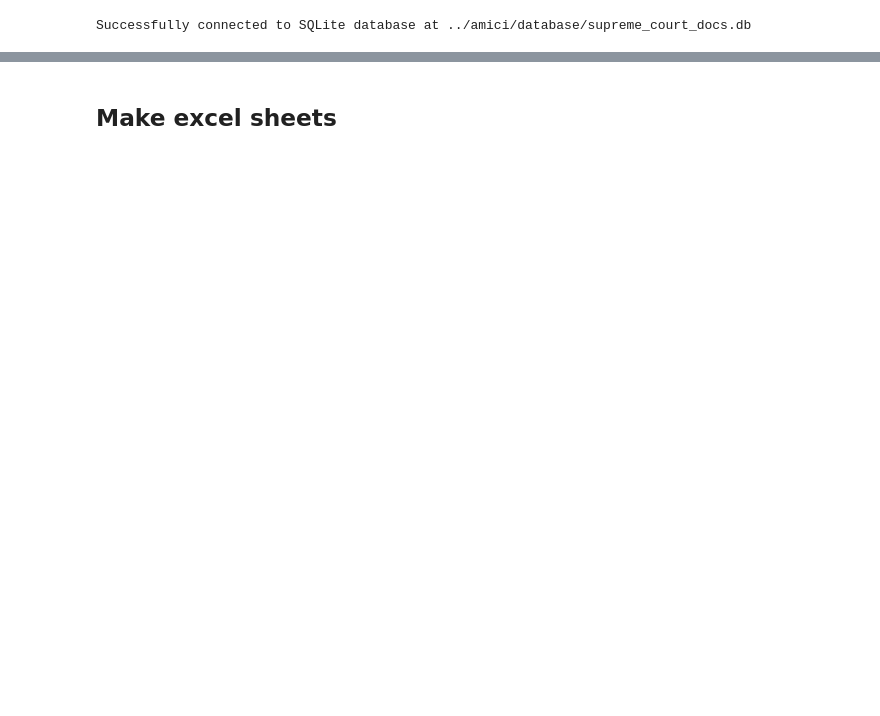
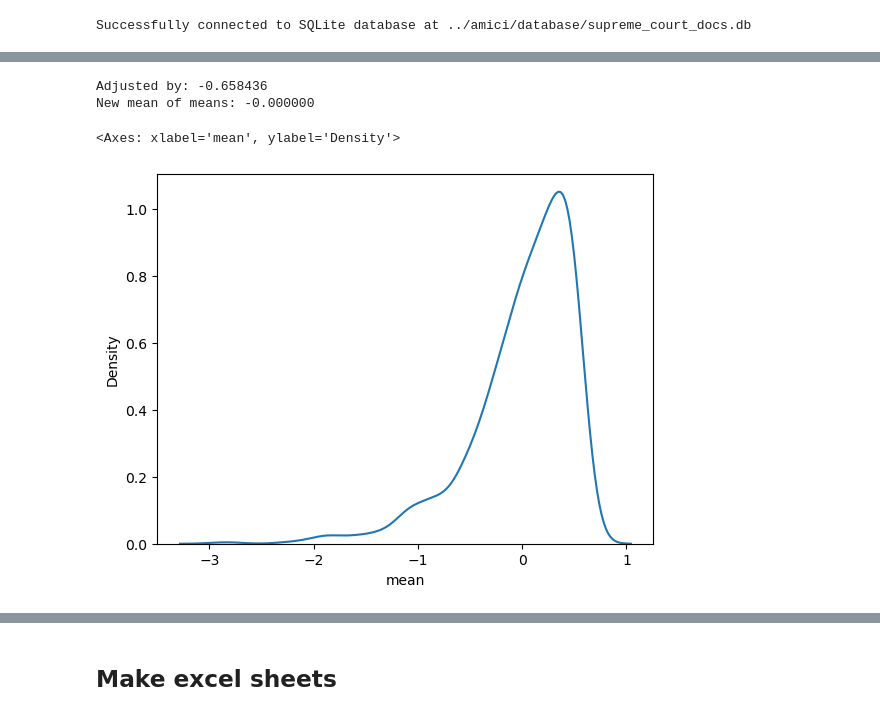
Before and after one commit to galenphall/amici, a Jupyter notebook: notebooks/analysis.ipynb, the cells around one changed output, grey strips where cells are left out. Drawn from its saved outputs; the diff is of its cells as text; code cells hidden in the pictures; blank space fills up the shorter version.

```diff
--- a/notebooks/analysis.ipynb
+++ b/notebooks/analysis.ipynb
@@ -23,0 +20,7 @@ Once connected, you can test the connection by executing a simple query:
+# %%
+text = open('../amici/data/proquest_climate.txt', 'r').read()
+import re
+dockets = re.findall(r"\((\d{2})-(\d+)\)", text)
+s = pd.DataFrame(dockets, columns=['year', 'number'])
+s.to_csv('climate_dockets.csv', index=False)
+s
@@ -43,0 +386,23 @@ Tables in the database:
+# %%
+import numpy as np
+amicus_results_df = pd.DataFrame(amicus_results).T.sort_values('mean')
+
+# # Center the mean values around 0
+mean_adjustment = amicus_results_df['mean'].mean()
+amicus_results_df['mean'] = amicus_results_df['mean'] - mean_adjustment
+
+# Adjust confidence intervals by the same amount
+amicus_results_df['ci_95'] = amicus_results_df['ci_95'].apply(lambda x: (x[0] - mean_adjustment, x[1] - mean_adjustment))
+amicus_results_df['ci_90'] = amicus_results_df['ci_90'].apply(lambda x: (x[0] - mean_adjustment, x[1] - mean_adjustment))
+
+print(f"Adjusted by: {mean_adjustment:.6f}")
+print(f"New mean of means: {amicus_results_df['mean'].mean():.6f}")
+
+import seaborn as sns
+
+sns.kdeplot(amicus_results_df['mean'])
+# %% [output]
+Adjusted by: -0.658436
+New mean of means: -0.000000
+<Axes: xlabel='mean', ylabel='Density'>
+[figure, added]
```
Also changed, not shown: parts of 16 cells of this notebook, 2 other files.
